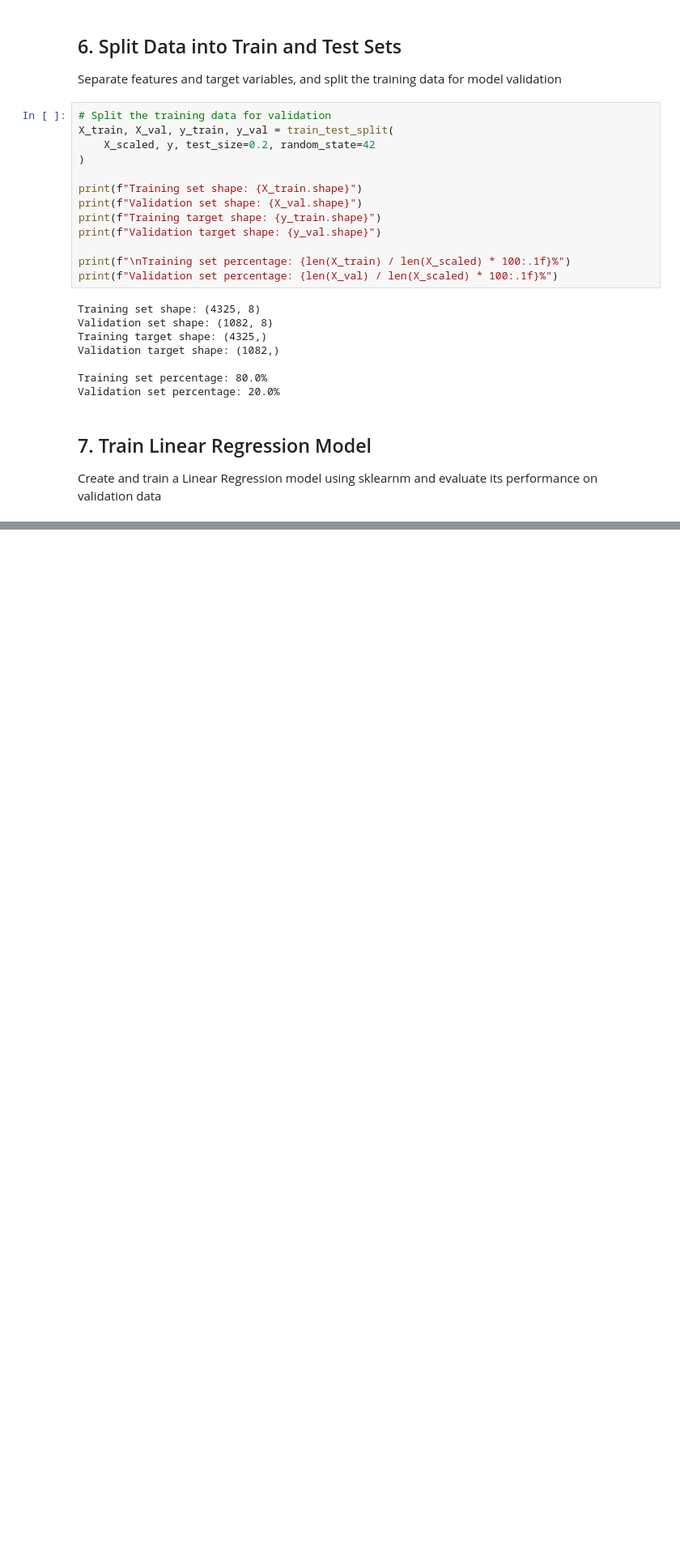
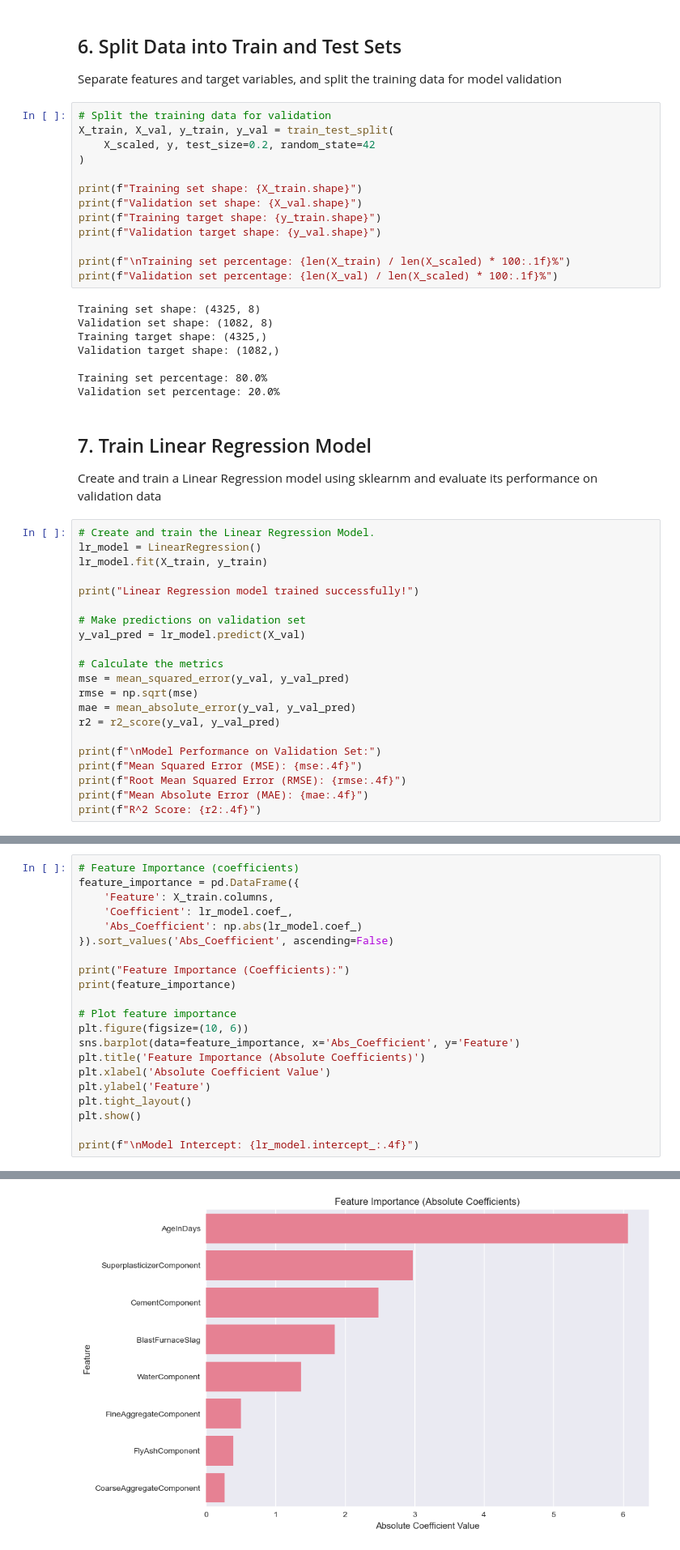
Before and after one commit to AaryanGotad/ml-practice, a Jupyter notebook: MLPlayground/concrete_strength_aaryan.ipynb, the cells around one changed output, grey strips where cells are left out. Shown at 81% size. Drawn from its saved outputs; the diff is of its cells as text; blank space fills up the shorter version.

```diff
--- a/MLPlayground/concrete_strength_aaryan.ipynb
+++ b/MLPlayground/concrete_strength_aaryan.ipynb
@@ -289,3 +289,24 @@ Validation set percentage: 20.0%
 ## 7. Train Linear Regression Model
 
 Create and train a Linear Regression model using sklearnm and evaluate its performance on validation data
+# %%
+# Create and train the Linear Regression Model.
+lr_model = LinearRegression()
+lr_model.fit(X_train, y_train)
+
+print("Linear Regression model trained successfully!")
+
+# Make predictions on validation set
+y_val_pred = lr_model.predict(X_val)
+
+# Calculate the metrics
+mse = mean_squared_error(y_val, y_val_pred)
+rmse = np.sqrt(mse)
+mae = mean_absolute_error(y_val, y_val_pred)
+r2 = r2_score(y_val, y_val_pred)
+
+print(f"\nModel Performance on Validation Set:")
+print(f"Mean Squared Error (MSE): {mse:.4f}")
+print(f"Root Mean Squared Error (RMSE): {rmse:.4f}")
+print(f"Mean Absolute Error (MAE): {mae:.4f}")
+print(f"R^2 Score: {r2:.4f}")
@@ -291,0 +356,22 @@ Create and train a Linear Regression model using sklearnm and evaluate its perfo
+# %%
+# Feature Importance (coefficients)
+feature_importance = pd.DataFrame({
+    'Feature': X_train.columns,
+    'Coefficient': lr_model.coef_,
+    'Abs_Coefficient': np.abs(lr_model.coef_)
+}).sort_values('Abs_Coefficient', ascending=False)
+
+print("Feature Importance (Coefficients):")
+print(feature_importance)
+
+# Plot feature importance
+plt.figure(figsize=(10, 6))
+sns.barplot(data=feature_importance, x='Abs_Coefficient', y='Feature')
+plt.title('Feature Importance (Absolute Coefficients)')
+plt.xlabel('Absolute Coefficient Value')
+plt.ylabel('Feature')
+plt.tight_layout()
+plt.show()
+
+print(f"\nModel Intercept: {lr_model.intercept_:.4f}")
+# %% [output]
@@ -291,0 +388 @@ Create and train a Linear Regression model using sklearnm and evaluate its perfo
+[figure, added]
```
Also changed, not shown: parts of 10 cells of this notebook, 1 other file.
